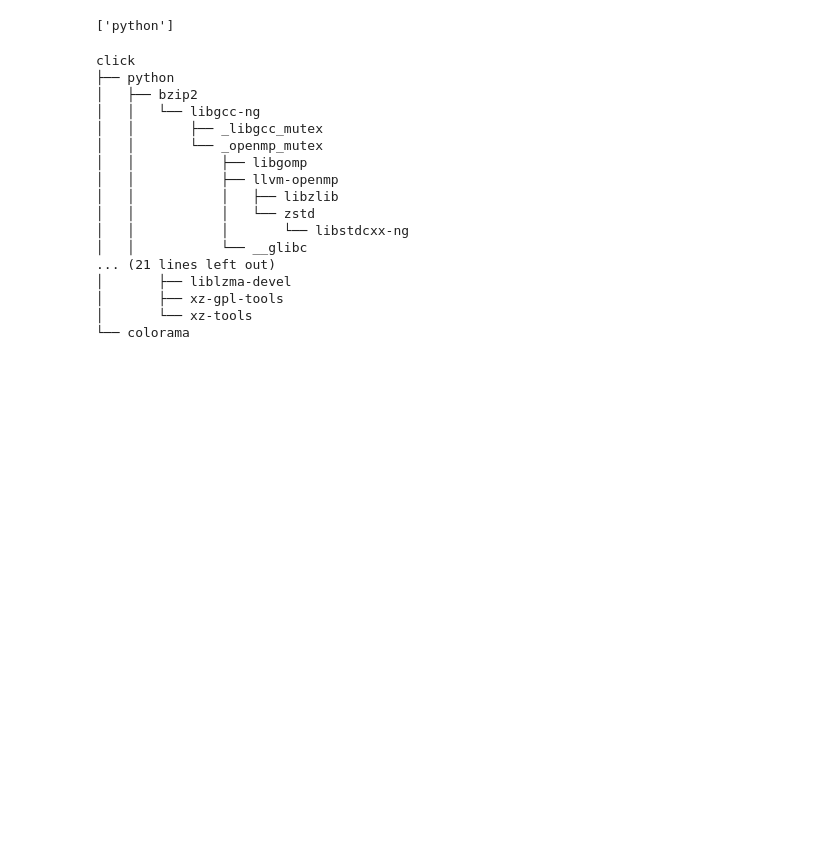
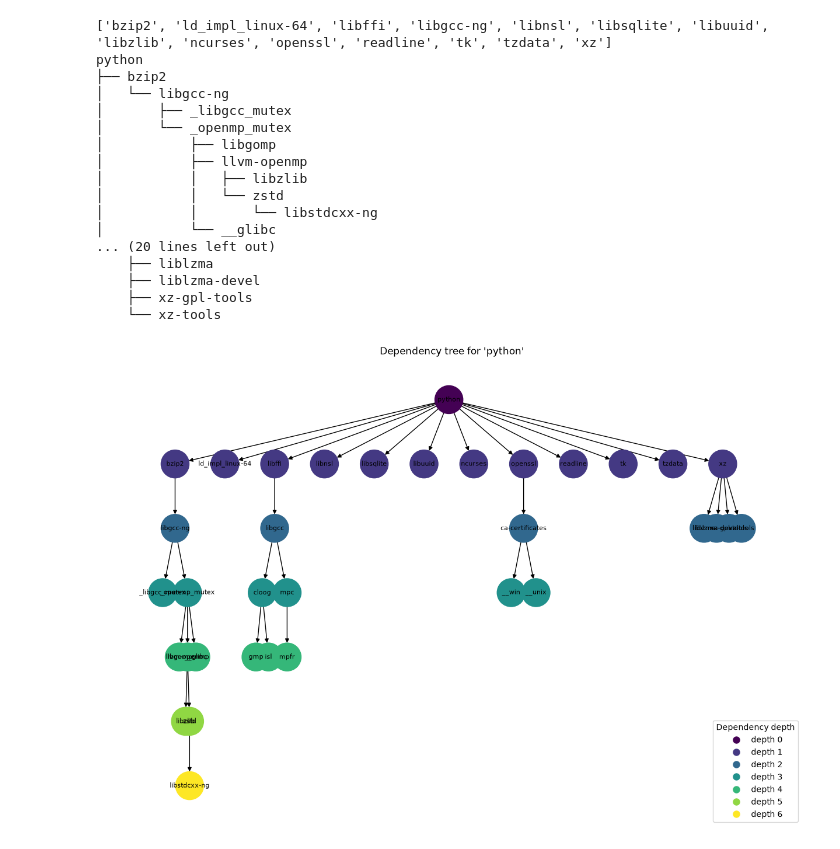
Before and after one commit to travishathaway/feedstock-maintainers, a Jupyter notebook: notebooks/package-graphs.ipynb, the cells around one changed output. Drawn from its saved outputs; the diff is of its cells as text; code cells hidden in the pictures; blank space fills up the shorter version.

```diff
--- a/notebooks/package-graphs.ipynb
+++ b/notebooks/package-graphs.ipynb
@@ -14,10 +14,6 @@ with open("./repodata.linux-64.json") as f:
     linux = json.load(f)
 # %%
 graph = build_package_graph([noarch, linux], previous_versions=3)
-# %%
-list(graph.successors("python_abi"))
-# %% [output]
-['python']
 # %%
 def dep_tree(graph: nx.DiGraph, package: str) -> nx.DiGraph:
     """Return the tree of transitive dependencies rooted at `package`.
@@ -121,22 +117,27 @@ def print_ascii_tree(graph: nx.DiGraph, root: str) -> None:
     for i, child in enumerate(children):
         _print(child, "", is_last=i == len(children) - 1)
 # %%
-print_ascii_tree(graph, "click")
+print(list(graph.successors("python")))
+print_ascii_tree(graph, "python")
 # %% [output]
-click
-├── python
-│   ├── bzip2
-│   │   └── libgcc-ng
-│   │       ├── _libgcc_mutex
-│   │       └── _openmp_mutex
-│   │           ├── libgomp
-│   │           ├── llvm-openmp
-│   │           │   ├── libzlib
-│   │           │   └── zstd
-│   │           │       └── libstdcxx-ng
-│   │           └── __glibc
-... (21 lines left out)
-│       ├── liblzma-devel
-│       ├── xz-gpl-tools
-│       └── xz-tools
-└── colorama
+['bzip2', 'ld_impl_linux-64', 'libffi', 'libgcc-ng', 'libnsl', 'libsqlite', 'libuuid', 'libzlib', 'ncurses', 'openssl', 'readline', 'tk', 'tzdata', 'xz']
+python
+├── bzip2
+│   └── libgcc-ng
+│       ├── _libgcc_mutex
+│       └── _openmp_mutex
+│           ├── libgomp
+│           ├── llvm-openmp
+│           │   ├── libzlib
+│           │   └── zstd
+│           │       └── libstdcxx-ng
+│           └── __glibc
+... (20 lines left out)
+    ├── liblzma
+    ├── liblzma-devel
+    ├── xz-gpl-tools
+    └── xz-tools
+# %%
+plot_dep_tree(graph, "python")
+# %% [output]
+[figure, added]
```
Also changed, not shown: 39 other files.
